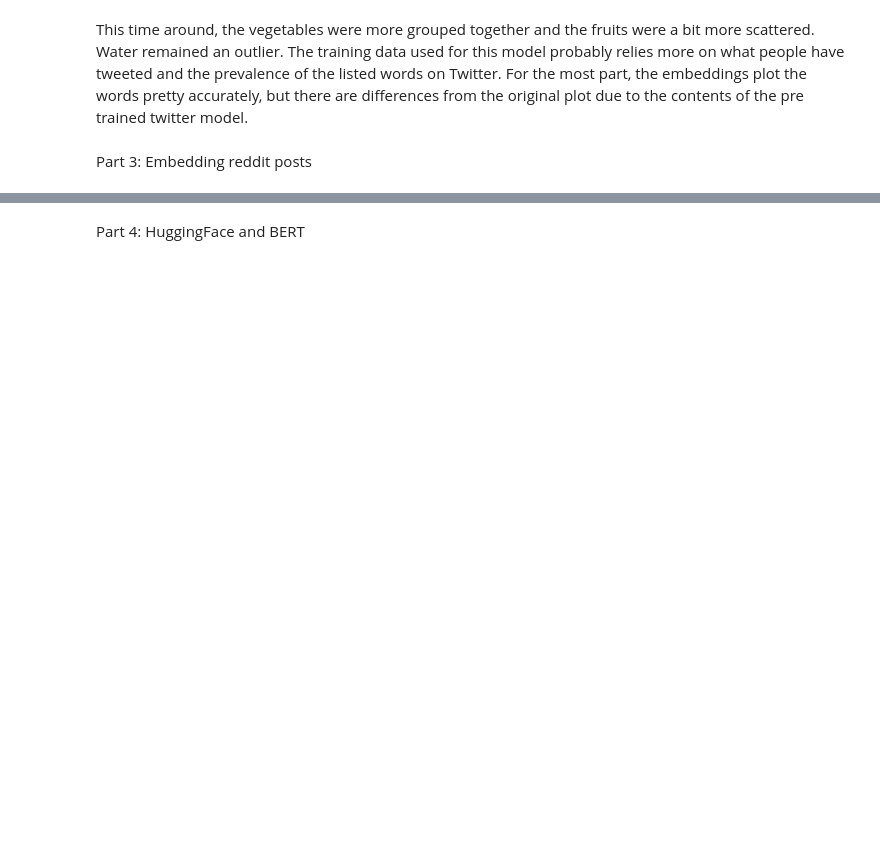
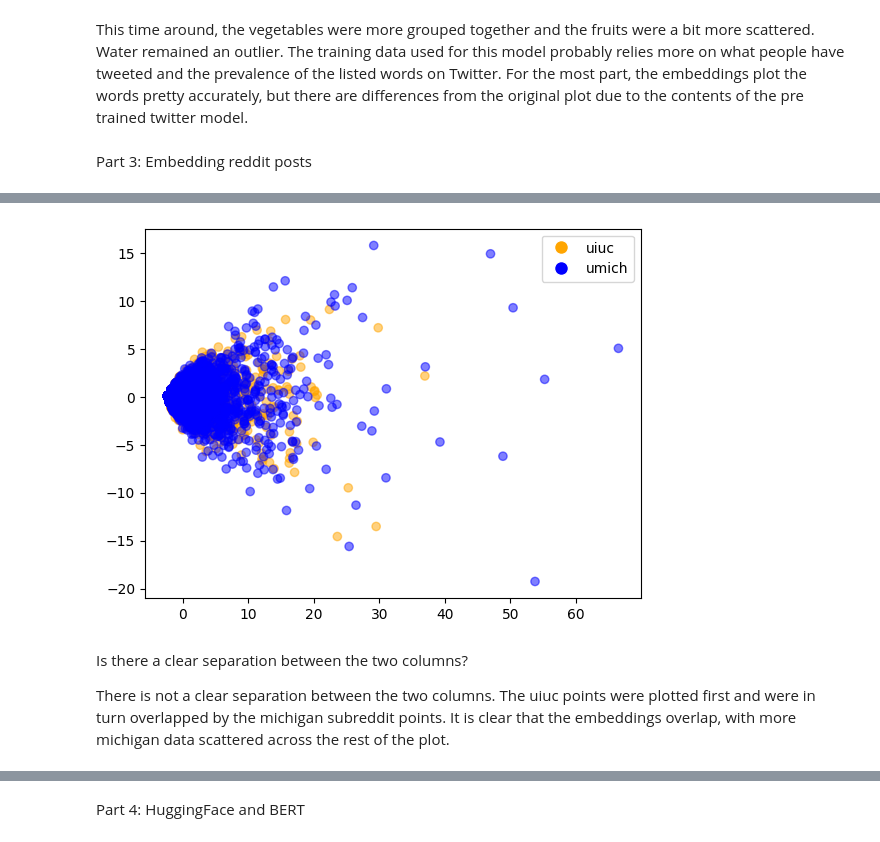
Before and after one commit to saysay2/project3-embeddings, a Jupyter notebook: project-3.ipynb, the cells around one changed output, grey strips where cells are left out. Saved outputs shown, nothing was run; the diff lists cells and outputs as text; code cells hidden in the pictures; blank space fills up the shorter version.

```diff
--- a/project-3.ipynb
+++ b/project-3.ipynb
@@ -210,0 +228,10 @@ data = pd.concat([uiuc,mich])
+# %%
+# clean text
+
+data['cleaned_text'] = data['text'].apply(clean)
+# %%
+#create a bag of words representation with count vectorizer
+
+vectorizer = CountVectorizer()
+bag_of_words = vectorizer.fit_transform(data['cleaned_text'])
+bag_of_words
@@ -210,0 +241,3 @@ data = pd.concat([uiuc,mich])
+# %%
+bow_df = pd.DataFrame(bag_of_words.toarray(), columns=vectorizer.get_feature_names_out())
+bow_df
@@ -211,6 +258,9 @@ data = pd.concat([uiuc,mich])
 # %%
-#using the embedding code from last week, plot a pca of all posts in the subreddits data set
+# using the embedding code from last week, plot a pca of all posts in the subreddits data set
 
-#color by the "label" column to see if the two subreddits are separable in the embedding space
+pca = PCA(n_components=2)
+data_pca = pca.fit_transform(bow_df)
 
-# is there a clear separation between the two columns?
+dataDf = pd.DataFrame(data_pca, columns = ['PC1', 'PC2'])
+dataDf['label'] = data['label'].values
+dataDf
@@ -217,3 +281,21 @@ data = pd.concat([uiuc,mich])
+# %%
+# color by the "label" column to see if the two subreddits are separable in the embedding space
+
+colors = {'uiuc':'orange', 'umich':'blue'}
+
+plt.scatter(dataDf['PC1'], dataDf['PC2'], c=dataDf['label'].apply(lambda x: colors['uiuc'] if x == 1 else colors['umich']), alpha=0.5)
+
+orange = plt.Line2D([0], [0], marker='o', color='w', label='uiuc', markerfacecolor='orange', markersize=10)
+blue = plt.Line2D([0], [0], marker='o', color='w', label='umich', markerfacecolor='blue', markersize=10)
+
+plt.legend(handles=[orange, blue])
+plt.show()
+# %% [output]
+[figure, added]
+# %% [markdown]
+Is there a clear separation between the two columns?
+
+There is not a clear separation between the two columns. The uiuc points were plotted first and were in turn overlapped by the michigan subreddit points. It is clear that the embeddings overlap, with more michigan data scattered across the rest of the plot.
 # %%
 #here is a function to calculate the average embedding of a cleaned document
 import numpy as np
```
Also changed, not shown: parts of 13 cells of this notebook.
